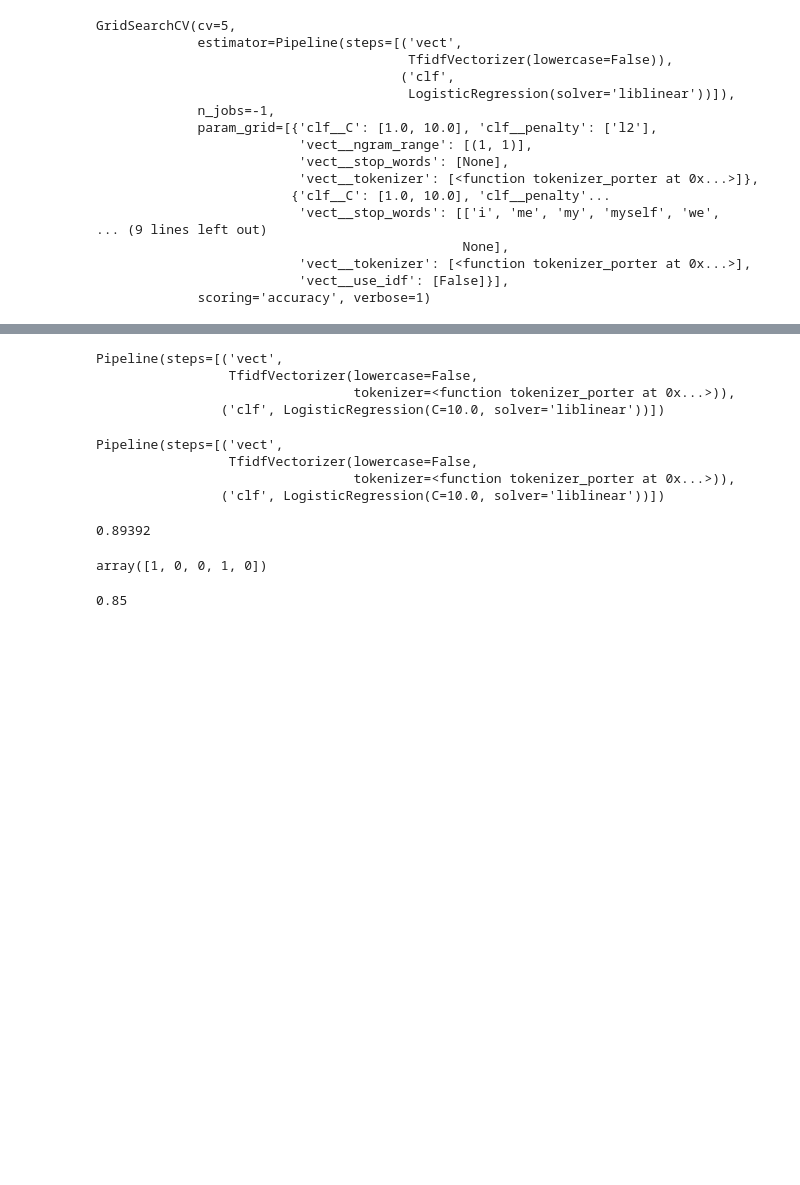
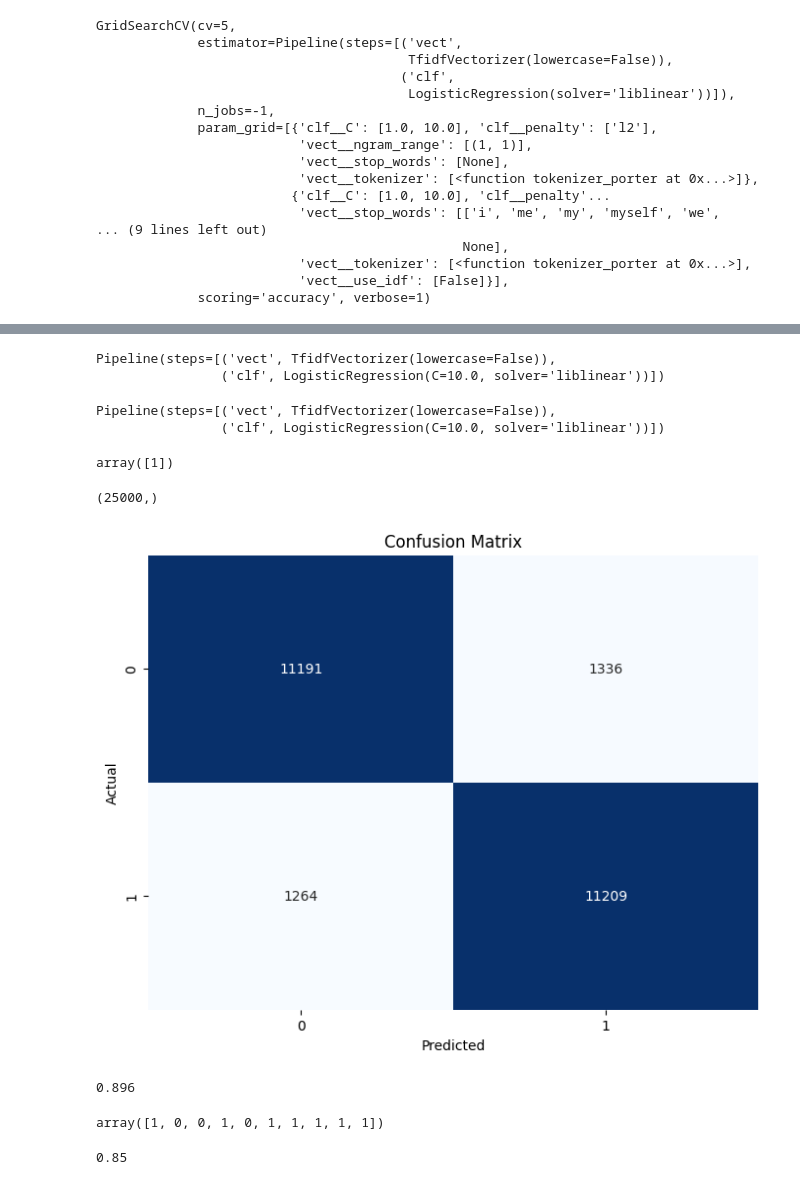
Before and after one commit to lwilsen/IEX_Training, a Jupyter notebook: NLP/nlp.ipynb, the cells around one changed output, grey strips where cells are left out. Cells and saved outputs as stored; diff of their text form; code cells hidden in the pictures; blank space fills up the shorter version.

```diff
--- a/NLP/nlp.ipynb
+++ b/NLP/nlp.ipynb
@@ -440,3 +465,5 @@ gs_lr_tfidf = GridSearchCV(lr_tfidf, small_param_grid,
                            cv=5,
                            verbose=1,
                            n_jobs=-1)
+# %%
+tfidf.fit_transform(X_train)
@@ -470,20 +507,40 @@ print(f'Test Accuracy: {clf.score(X_test,y_test):.3f}')
 # %%
 #print(gs_lr_tfidf.best_params_)
-best_params = {'clf__C': 10.0, 'clf__penalty': 'l2', 'vect__ngram_range': (1, 1), 'vect__stop_words': None, 'vect__tokenizer': tokenizer_porter}
+best_params = {'clf__C': 10.0, 'clf__penalty': 'l2', 'vect__ngram_range': (1, 1), 'vect__stop_words': None, 'vect__tokenizer': None}
 lr_tfidf.set_params(**best_params)
 # %% [output]
-Pipeline(steps=[('vect',
-                 TfidfVectorizer(lowercase=False,
-                                 tokenizer=<function tokenizer_porter at 0x...>)),
+Pipeline(steps=[('vect', TfidfVectorizer(lowercase=False)),
                 ('clf', LogisticRegression(C=10.0, solver='liblinear'))])
 # %%
 lr_tfidf.fit(X_train,y_train)
 # %% [output]
-Pipeline(steps=[('vect',
-                 TfidfVectorizer(lowercase=False,
-                                 tokenizer=<function tokenizer_porter at 0x...>)),
+Pipeline(steps=[('vect', TfidfVectorizer(lowercase=False)),
                 ('clf', LogisticRegression(C=10.0, solver='liblinear'))])
+# %%
+#above model fit on X_train and can predict something in the form of X_test
+# so input from streamlit app needs to be in the same format as X_test
+
+
+lr_tfidf.predict(np.array(["I hate you"]))
+# %% [output]
+array([1])
+# %%
+X_test.shape
+# %% [output]
+(25000,)
+# %%
+y_pred = lr_tfidf.predict(X_test)
+cm = confusion_matrix(y_test, y_pred)
+# %%
+plt.figure(figsize=(8, 6))
+sns.heatmap(cm, annot=True, fmt='d', cmap='Blues', cbar=False)
+plt.xlabel('Predicted')
+plt.ylabel('Actual')
+plt.title('Confusion Matrix')
+plt.show()
+# %% [output]
+[figure, added]
 # %%
 lr_tfidf.score(X_test,y_test)
 # %% [output]
-0.89392
+0.896
@@ -490,10 +552,10 @@ lr_tfidf.score(X_test,y_test)
 # %%
-app_samples = df.head(5).iloc[:,0]
+app_samples = df.head(10).iloc[:,0]
 app_samples
 predictions = lr_tfidf.predict(app_samples)
 predictions
 # %% [output]
-array([1, 0, 0, 1, 0])
+array([1, 0, 0, 1, 0, 1, 1, 1, 1, 1])
 # %%
 #200 reviews
 sample1 = df.sample(n = 5000, random_state=123)
```
Also changed, not shown: parts of 10 cells of this notebook, 47 other files.
